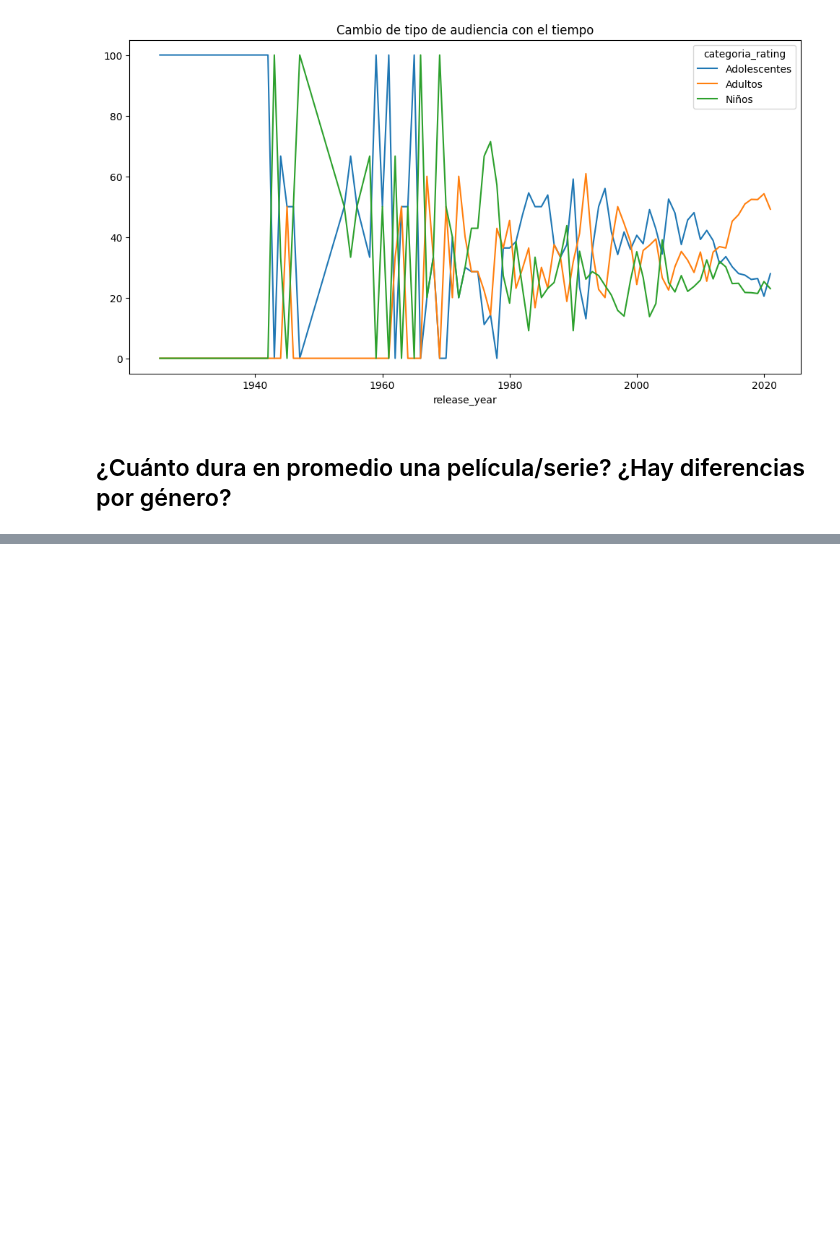
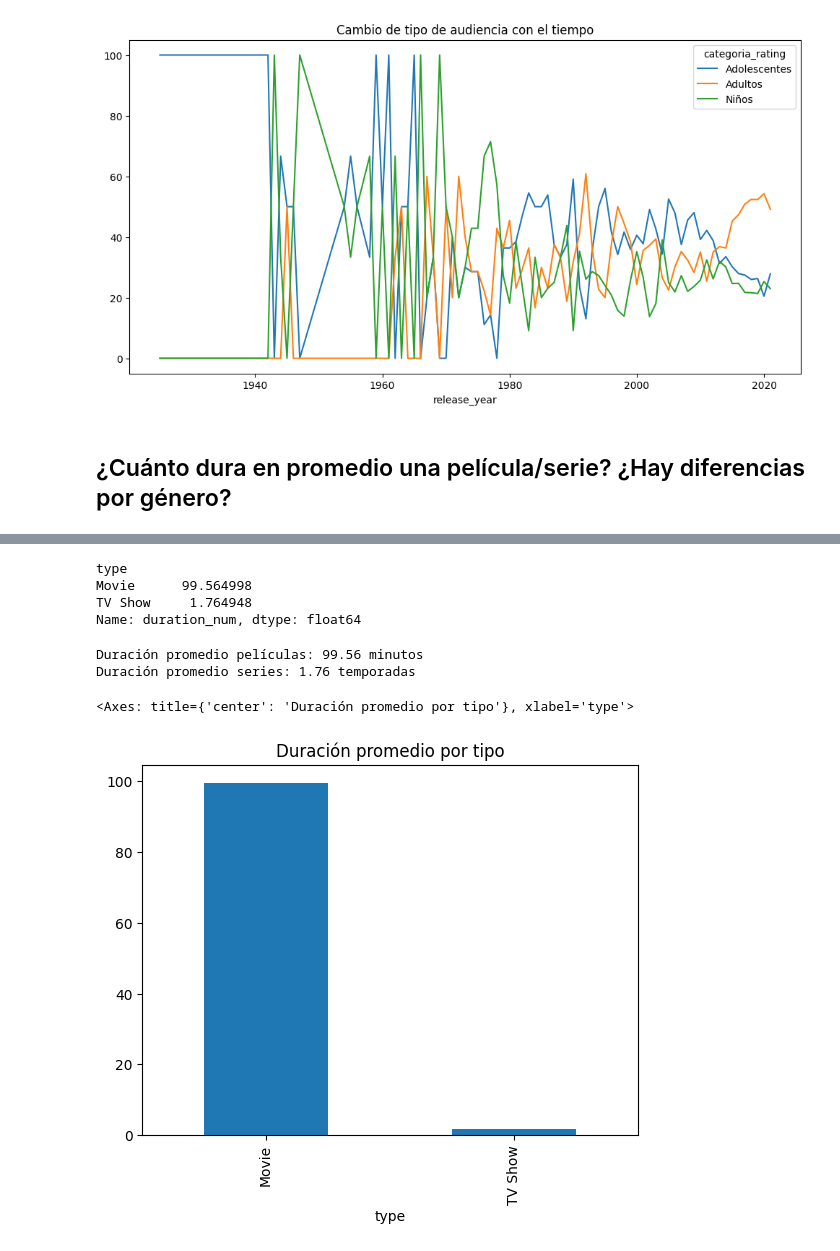
Before and after one commit to RodolfoQuintanilla/DataSetNetflix, a Jupyter notebook: notebooks/Analitica.ipynb, the cells around one changed output, grey strips where cells are left out. Saved outputs shown, nothing was run; the diff lists cells and outputs as text; code cells hidden in the pictures; blank space fills up the shorter version.

```diff
--- a/notebooks/Analitica.ipynb
+++ b/notebooks/Analitica.ipynb
@@ -202,4 +202,4 @@ plt.show()
 # %% [markdown]
 ## ¿Cuánto dura en promedio una película/serie? ¿Hay diferencias por género?
 # %%
-df["duration_num"] = df["duration"].str.extract("(\d+)").astype(float)
+df["duration_num"] = df["duration"].str.extract(r"(\d+)").astype(float)
@@ -205,0 +215,21 @@ df["duration_num"] = df["duration"].str.extract("(\d+)").astype(float)
+# %%
+# Duración promedio por tipo
+df.groupby("type")["duration_num"].mean()
+# %% [output]
+type
+Movie      99.564998
+TV Show     1.764948
+Name: duration_num, dtype: float64
+# %%
+promedios = df.groupby("type")["duration_num"].mean()
+
+print(f"Duración promedio películas: {promedios['Movie']:.2f} minutos")
+print(f"Duración promedio series: {promedios['TV Show']:.2f} temporadas")
+# %% [output]
+Duración promedio películas: 99.56 minutos
+Duración promedio series: 1.76 temporadas
+# %%
+promedios.plot(kind="bar", title="Duración promedio por tipo")
+# %% [output]
+<Axes: title={'center': 'Duración promedio por tipo'}, xlabel='type'>
+[figure, added]
```
Also changed, not shown: parts of 19 cells of this notebook, 2 other files.
